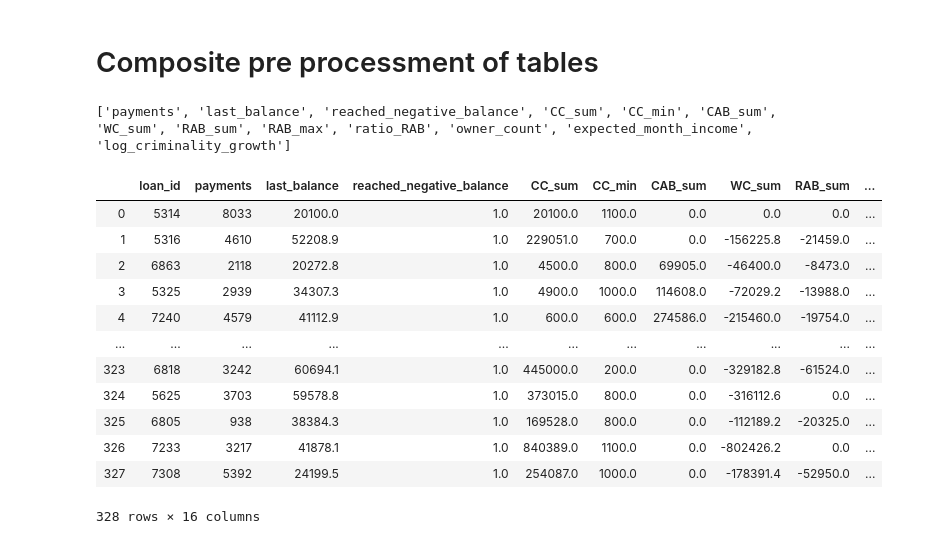
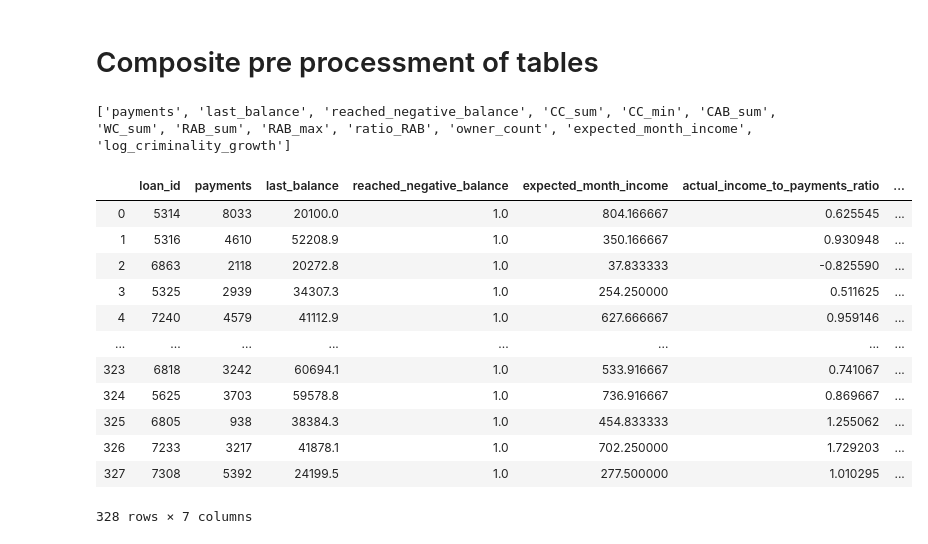
Before and after one commit to EdgarACarneiro/feup-ecac, a Jupyter notebook: project-competition/pre_processing.ipynb, the cells around one changed output. Drawn from its saved outputs; the diff is of its cells as text; code cells hidden in the pictures.

```diff
--- a/project-competition/pre_processing.ipynb
+++ b/project-competition/pre_processing.ipynb
@@ -998,47 +1002,64 @@ def compose_dataset(loan_df, account_df, disp_df, card_df, client_df, trans_df,
         plt.xlabel("Number of features selected")
         plt.ylabel("Cross validation score (nb of correct classifications)")
         plt.plot(range(1, len(rfecv.grid_scores_) + 1), rfecv.grid_scores_)
         plt.show()
 
 
         origin_cols = df.columns
 
         for idx, col in enumerate(rfecv.support_):
             if col:
                 backward_elim_cols.append(
                     df.columns[idx]
                 )
 
     #df = df[['loan_id', 'RAB_max', 'ratio_CC', 'CC_sum', 'owner_count', 'expected_month_income', 'payments',
     #         'last_balance', 'balance_min', 'status']]
-    df = df[['loan_id'] + backward_elim_cols + ['amount'] + ['status']]
+    rf_df = df[backward_elim_cols + ['ratio_CC', 'actual_income_to_payments_ratio'] + ['status']]
+
+    # Feature selection using Random Forest
+    if False:
+        STATUS_COL = rf_df.columns.get_loc("status")
+        X = rf_df.iloc[:, 0:STATUS_COL]
+        y = rf_df.iloc[:, [STATUS_COL]]
+        cv = KFold(n_splits=5, random_state=42, shuffle=True)
+        for train_index, test_index in cv.split(X):
+            X_train, X_test = X.iloc[train_index], X.iloc[test_index]
+            y_train, y_test = y.iloc[train_index], y.iloc[test_index]
+            sel = SelectFromModel(RandomForestClassifier(n_estimators = 100,
+                                                        random_state=42))
+            sel.fit(X_train, y_train)
+            print(X_train.columns[(sel.get_support())])
+
+    df = df[['loan_id', 'payments', 'last_balance', 'reached_negative_balance',
+       'expected_month_income', 'actual_income_to_payments_ratio', 'status']]
 
     if debug:
         print(' >>> Final table that will serve as input to the model:')
         display(df)
         print(' > And the respective correlations')
         get_df_correlation(df, (25, 25))
 
     return df
 
 dataset = compose_dataset(loan_df, account_df, disp_df, card_df, client_df,
                           trans_df, demogra_df, debug=False, pre_debug=False)
 display(dataset)
 # %% [output]
 ['payments', 'last_balance', 'reached_negative_balance', 'CC_sum', 'CC_min', 'CAB_sum', 'WC_sum', 'RAB_sum', 'RAB_max', 'ratio_RAB', 'owner_count', 'expected_month_income', 'log_criminality_growth']
-|  | loan_id | payments | last_balance | reached_negative_balance | CC_sum | CC_min | CAB_sum | WC_sum | RAB_sum | ... |
-| 0 | 5314 | 8033 | 20100.0 | 1.0 | 20100.0 | 1100.0 | 0.0 | 0.0 | 0.0 | ... |
-| 1 | 5316 | 4610 | 52208.9 | 1.0 | 229051.0 | 700.0 | 0.0 | -156225.8 | -21459.0 | ... |
-| 2 | 6863 | 2118 | 20272.8 | 1.0 | 4500.0 | 800.0 | 69905.0 | -46400.0 | -8473.0 | ... |
-| 3 | 5325 | 2939 | 34307.3 | 1.0 | 4900.0 | 1000.0 | 114608.0 | -72029.2 | -13988.0 | ... |
-| 4 | 7240 | 4579 | 41112.9 | 1.0 | 600.0 | 600.0 | 274586.0 | -215460.0 | -19754.0 | ... |
-| ... | ... | ... | ... | ... | ... | ... | ... | ... | ... | ... |
-| 323 | 6818 | 3242 | 60694.1 | 1.0 | 445000.0 | 200.0 | 0.0 | -329182.8 | -61524.0 | ... |
-| 324 | 5625 | 3703 | 59578.8 | 1.0 | 373015.0 | 800.0 | 0.0 | -316112.6 | 0.0 | ... |
-| 325 | 6805 | 938 | 38384.3 | 1.0 | 169528.0 | 800.0 | 0.0 | -112189.2 | -20325.0 | ... |
-| 326 | 7233 | 3217 | 41878.1 | 1.0 | 840389.0 | 1100.0 | 0.0 | -802426.2 | 0.0 | ... |
-| 327 | 7308 | 5392 | 24199.5 | 1.0 | 254087.0 | 1000.0 | 0.0 | -178391.4 | -52950.0 | ... |
+|  | loan_id | payments | last_balance | reached_negative_balance | expected_month_income | actual_income_to_payments_ratio | ... |
+| 0 | 5314 | 8033 | 20100.0 | 1.0 | 804.166667 | 0.625545 | ... |
+| 1 | 5316 | 4610 | 52208.9 | 1.0 | 350.166667 | 0.930948 | ... |
+| 2 | 6863 | 2118 | 20272.8 | 1.0 | 37.833333 | -0.825590 | ... |
+| 3 | 5325 | 2939 | 34307.3 | 1.0 | 254.250000 | 0.511625 | ... |
+| 4 | 7240 | 4579 | 41112.9 | 1.0 | 627.666667 | 0.959146 | ... |
+| ... | ... | ... | ... | ... | ... | ... | ... |
+| 323 | 6818 | 3242 | 60694.1 | 1.0 | 533.916667 | 0.741067 | ... |
+| 324 | 5625 | 3703 | 59578.8 | 1.0 | 736.916667 | 0.869667 | ... |
+| 325 | 6805 | 938 | 38384.3 | 1.0 | 454.833333 | 1.255062 | ... |
+| 326 | 7233 | 3217 | 41878.1 | 1.0 | 702.250000 | 1.729203 | ... |
+| 327 | 7308 | 5392 | 24199.5 | 1.0 | 277.500000 | 1.010295 | ... |
-328 rows × 16 columns
+328 rows × 7 columns
 # %%
 # Outputting the resultant table to a final csv
 utils.write_df_to_csv(dataset, 'dataset', 'preprocessed_data.csv')
```
Also changed, not shown: parts of 1 cell of this notebook, 2 other files.
